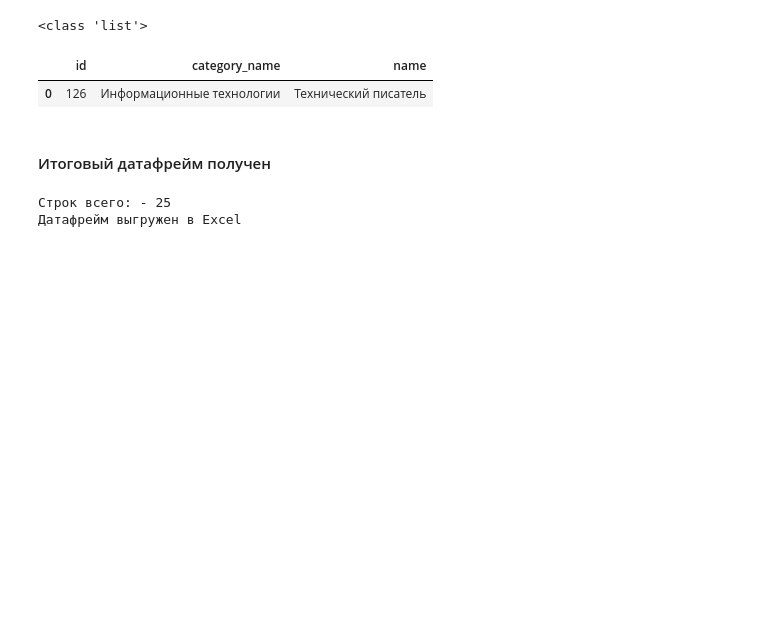
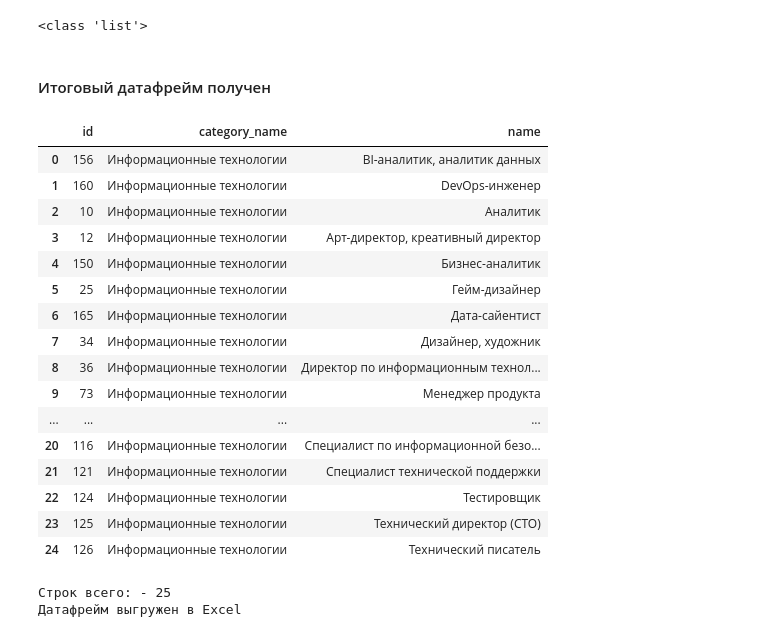
Before and after one commit to kirillel85/Publik_repo_by_Kirill_Eldeev, a Jupyter notebook: API_HH_prof_roles.ipynb, the cells around one changed output. Drawn from its saved outputs; the diff is of its cells as text; code cells hidden in the pictures; blank space fills up the shorter version.

```diff
--- a/API_HH_prof_roles.ipynb
+++ b/API_HH_prof_roles.ipynb
@@ -220,8 +220,3 @@ for dicts_in_list in response: # Распаковываю список слов
 
         dataframes = pd.concat([dataframes, df], ignore_index=True) #  Соединяем в все датавреймы в цикле
       # print('----------'*10)
-# %%
-df
-# %% [output]
-|  | id | category_name | name |
-| 0 | 126 | Информационные технологии | Технический писатель |
@@ -232,3 +227,23 @@ df
+# %%
+dataframes
+# %% [output]
+|  | id | category_name | name |
+| 0 | 156 | Информационные технологии | BI-аналитик, аналитик данных |
+| 1 | 160 | Информационные технологии | DevOps-инженер |
+| 2 | 10 | Информационные технологии | Аналитик |
+| 3 | 12 | Информационные технологии | Арт-директор, креативный директор |
+| 4 | 150 | Информационные технологии | Бизнес-аналитик |
+| 5 | 25 | Информационные технологии | Гейм-дизайнер |
+| 6 | 165 | Информационные технологии | Дата-сайентист |
+| 7 | 34 | Информационные технологии | Дизайнер, художник |
+| 8 | 36 | Информационные технологии | Директор по информационным технол... |
+| 9 | 73 | Информационные технологии | Менеджер продукта |
+| ... | ... | ... | ... |
+| 20 | 116 | Информационные технологии | Специалист по информационной безо... |
+| 21 | 121 | Информационные технологии | Специалист технической поддержки |
+| 22 | 124 | Информационные технологии | Тестировщик |
+| 23 | 125 | Информационные технологии | Технический директор (CTO) |
+| 24 | 126 | Информационные технологии | Технический писатель |
 # %%
 print(f'Строк всего: - {len(dataframes)}')
 dataframes.to_excel('/content/dataframes.xlsx', sheet_name='Справочник HH', index=True)
```
Also changed, not shown: parts of 2 cells of this notebook.
